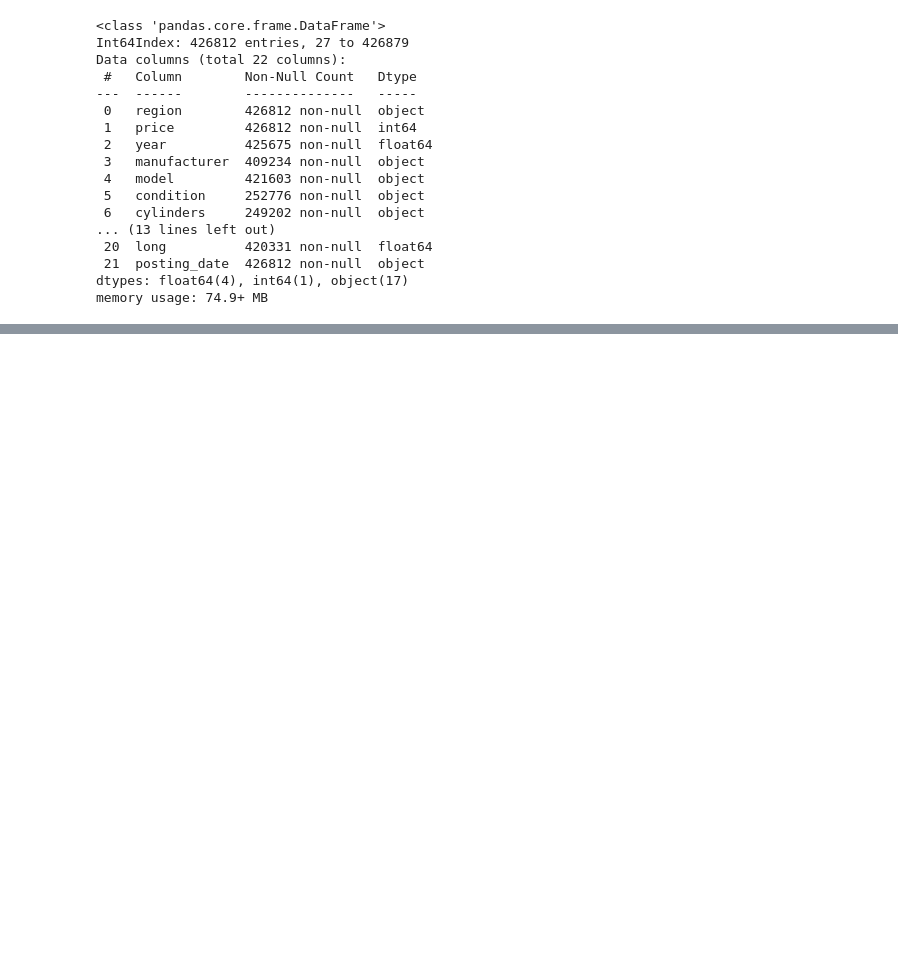
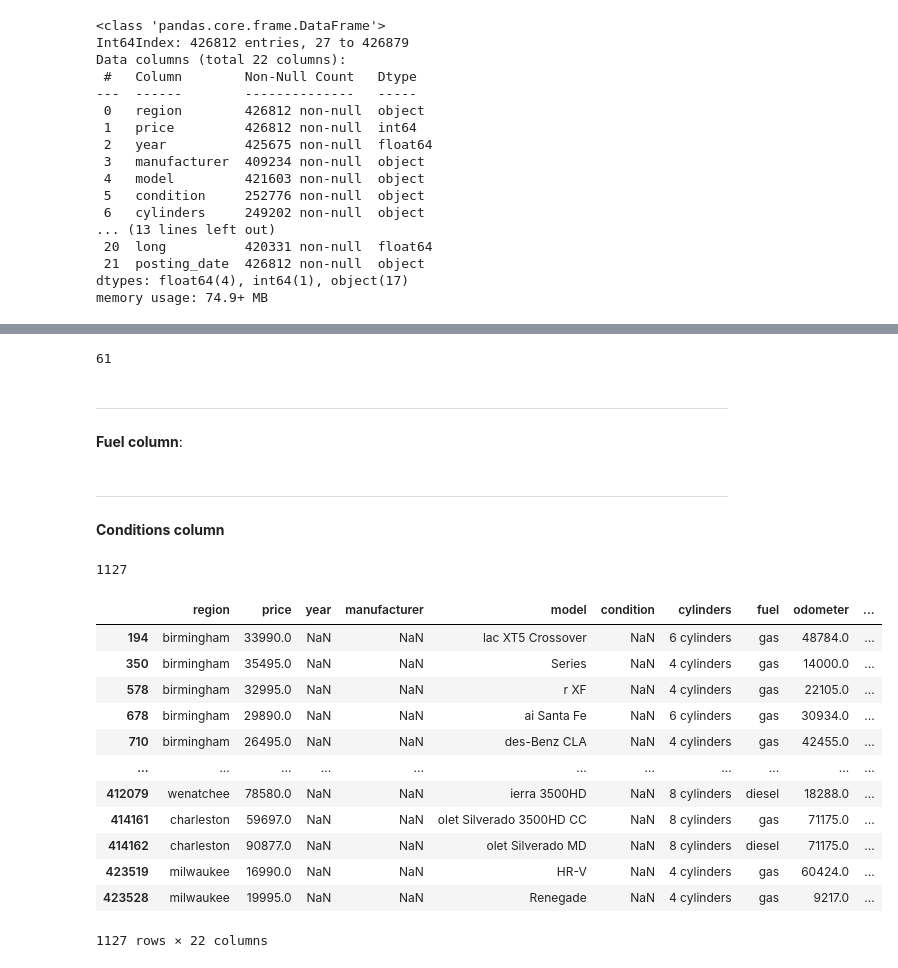
Before and after one commit to Elladuke/SCAMP-FINAL-PROJECT-INDI, a Jupyter notebook: Vehicles_data_analysis.ipynb, the cells around one changed output, grey strips where cells are left out. Cells and saved outputs as stored; diff of their text form; code cells hidden in the pictures; blank space fills up the shorter version.

```diff
--- a/Vehicles_data_analysis.ipynb
+++ b/Vehicles_data_analysis.ipynb
@@ -119,0 +369,6 @@ vehicles_df[vehicles_df.year.isnull()]
+# %%
+vehicles_df['new_type'] = vehicles_df.new_description.str.findall('(suv|bus|convertible|coupe|hatchback|mini-van|offroad|pickup|sedan|truck|van|wagon)')
+vehicles_df['new_type'] = vehicles_df['new_type'].apply(', '.join)
+vehicles_df.loc[vehicles_df['type'].isnull(), 'type'] =  vehicles_df['new_type']
+
+#successfully replaced the null values in type with those found in the description
@@ -119,0 +396,45 @@ vehicles_df[vehicles_df.year.isnull()]
+# %%
+vehicles_df['new_paint_color'] = vehicles_df.new_description.str.findall('(black|blue|brown|custom|green|grey|orange|purple|red|silver|white|yellow|gray)').apply(', '.join)
+
+vehicles_df.loc[vehicles_df['paint_color'].isnull(), 'paint_color'] =  vehicles_df['new_paint_color']
+# %%
+
+gc.collect()
+# %% [output]
+61
+# %% [markdown]
+---
+**Fuel column**:
+# %%
+vehicles_df['new_fuel'] = vehicles_df.new_description.str.findall('(gas|other|diesel|hybrid|electric)')
+vehicles_df['new_fuel'] = vehicles_df['new_fuel'].apply(', '.join)
+vehicles_df.loc[vehicles_df['fuel'].isnull(), 'fuel'] =  vehicles_df['new_fuel']
+# %% [markdown]
+---
+**Conditions column**
+# %%
+
+# if the year of the car is <2000 and the car condition is NaN assign condition to be fairly new else make it 'good'
+vehicles_df.loc[(vehicles_df['year'] <= 2000) & (vehicles_df['condition'].isnull()), 'condition'] = 'fair' #!!!!double check
+vehicles_df.loc[(vehicles_df['year'] > 2000) & (vehicles_df['condition'].isnull()), 'condition'] = 'good'
+vehicles_df.condition.isnull().sum()
+
+#there are 1127 rows left because the year for these rows is also missing
+# %% [output]
+1127
+# %%
+vehicles_df[vehicles_df.condition.isnull()]
+# %% [output]
+|  | region | price | year | manufacturer | model | condition | cylinders | fuel | odometer | ... |
+| 194 | birmingham | 33990.0 | NaN | NaN | lac XT5 Crossover | NaN | 6 cylinders | gas | 48784.0 | ... |
+| 350 | birmingham | 35495.0 | NaN | NaN | Series | NaN | 4 cylinders | gas | 14000.0 | ... |
+| 578 | birmingham | 32995.0 | NaN | NaN | r XF | NaN | 4 cylinders | gas | 22105.0 | ... |
+| 678 | birmingham | 29890.0 | NaN | NaN | ai Santa Fe | NaN | 6 cylinders | gas | 30934.0 | ... |
+| 710 | birmingham | 26495.0 | NaN | NaN | des-Benz CLA | NaN | 4 cylinders | gas | 42455.0 | ... |
+| ... | ... | ... | ... | ... | ... | ... | ... | ... | ... | ... |
+| 412079 | wenatchee | 78580.0 | NaN | NaN | ierra 3500HD | NaN | 8 cylinders | diesel | 18288.0 | ... |
+| 414161 | charleston | 59697.0 | NaN | NaN | olet Silverado 3500HD CC | NaN | 8 cylinders | gas | 71175.0 | ... |
+| 414162 | charleston | 90877.0 | NaN | NaN | olet Silverado MD | NaN | 8 cylinders | diesel | 71175.0 | ... |
+| 423519 | milwaukee | 16990.0 | NaN | NaN | HR-V | NaN | 4 cylinders | gas | 60424.0 | ... |
+| 423528 | milwaukee | 19995.0 | NaN | NaN | Renegade | NaN | 4 cylinders | gas | 9217.0 | ... |
+1127 rows × 22 columns
```
Also changed, not shown: parts of 92 cells of this notebook.
